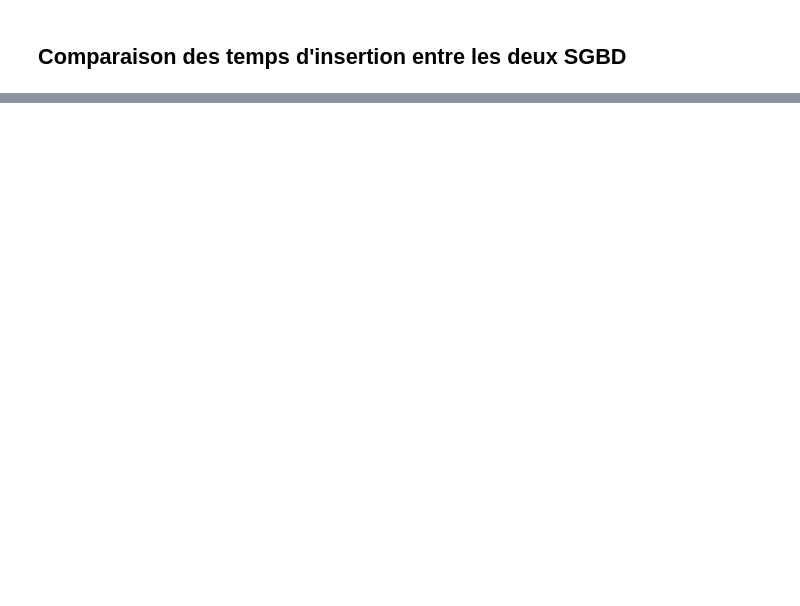
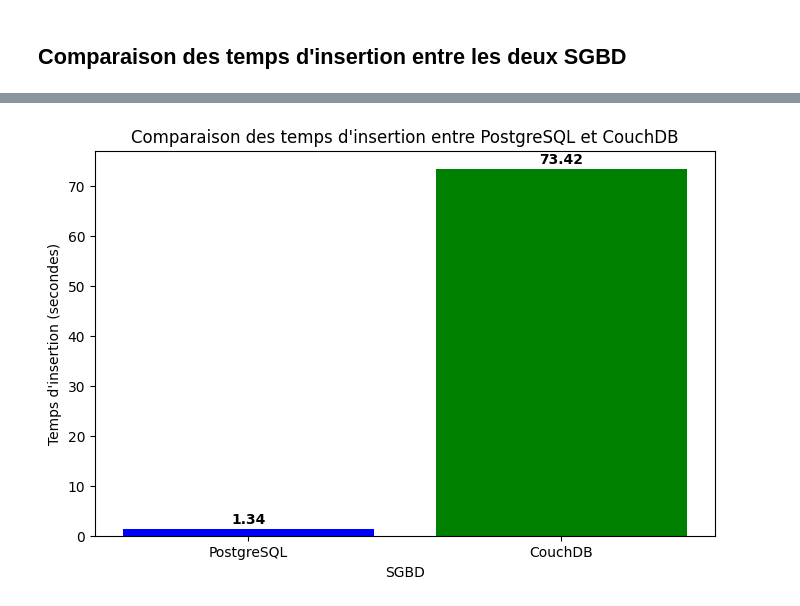
Before and after one commit to nicolasmarra/projet_benchmark, a Jupyter notebook: notebooks/notebook.ipynb, the cells around one changed output, grey strips where cells are left out. Saved outputs shown, nothing was run; the diff lists cells and outputs as text; code cells hidden in the pictures; blank space fills up the shorter version.

Commit message:
comparaison pour insertion des données

```diff
--- a/notebooks/notebook.ipynb
+++ b/notebooks/notebook.ipynb
@@ -217,0 +224,24 @@ print(f"CouchDB : {time_couchdb:.2f} secondes")
+# %%
+import matplotlib.pyplot as plt
+
+# Données de temps d'insertion
+temps_insertion = [time_postgres, time_couchdb]
+bases_donnees = ['PostgreSQL', 'CouchDB']
+
+# Création du graphique à barres
+plt.figure(figsize=(1, 2))
+plt.bar(bases_donnees, temps_insertion, color=['blue', 'green'])
+
+# Ajout des titres et des labels
+plt.title('Comparaison des temps d\'insertion entre PostgreSQL et CouchDB')
+plt.xlabel('SGBD')
+plt.ylabel('Temps d\'insertion (secondes)')
+
+# Affichage des résultats sur chaque barre
+for i, v in enumerate(temps_insertion):
+    plt.text(i, v + 0.5, f"{v:.2f}", ha='center', va='bottom', fontweight='bold')
+
+# Affichage du graphique
+plt.show()
+# %% [output]
+[figure, added]
```
Also changed, not shown: parts of 4 cells of this notebook, 2 other files.
